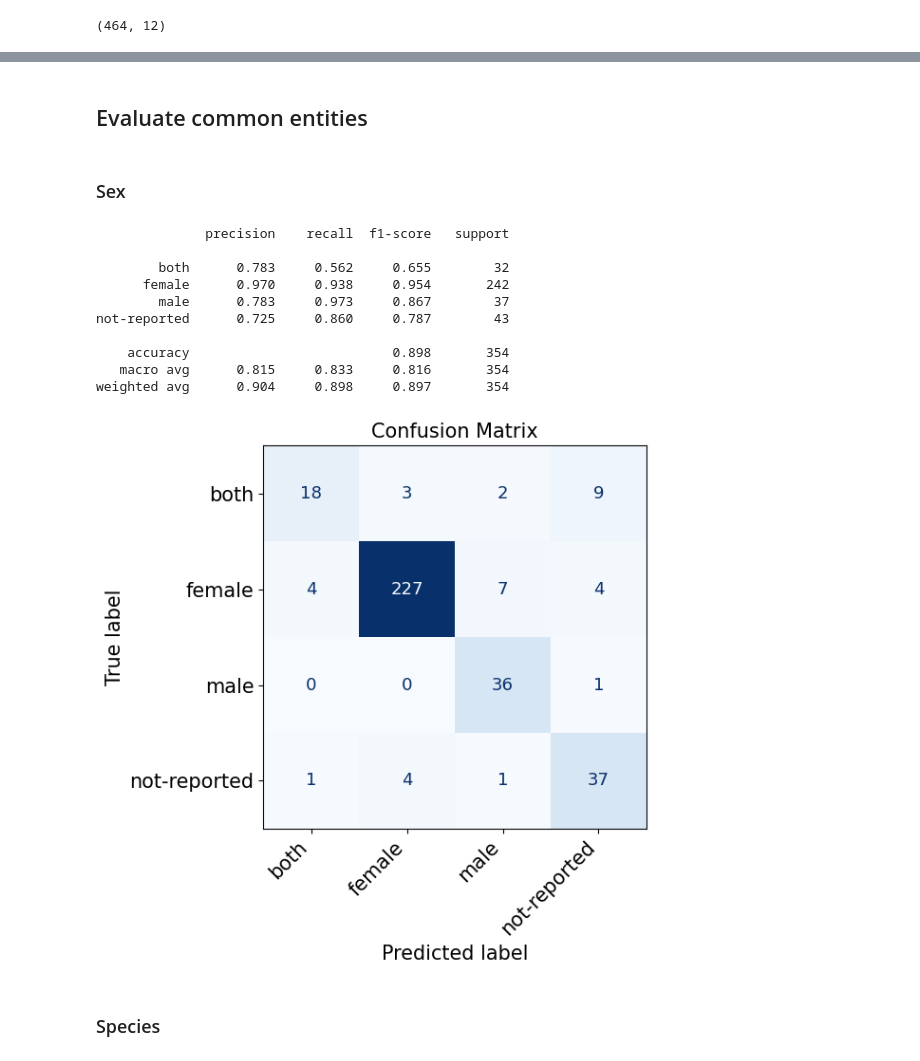
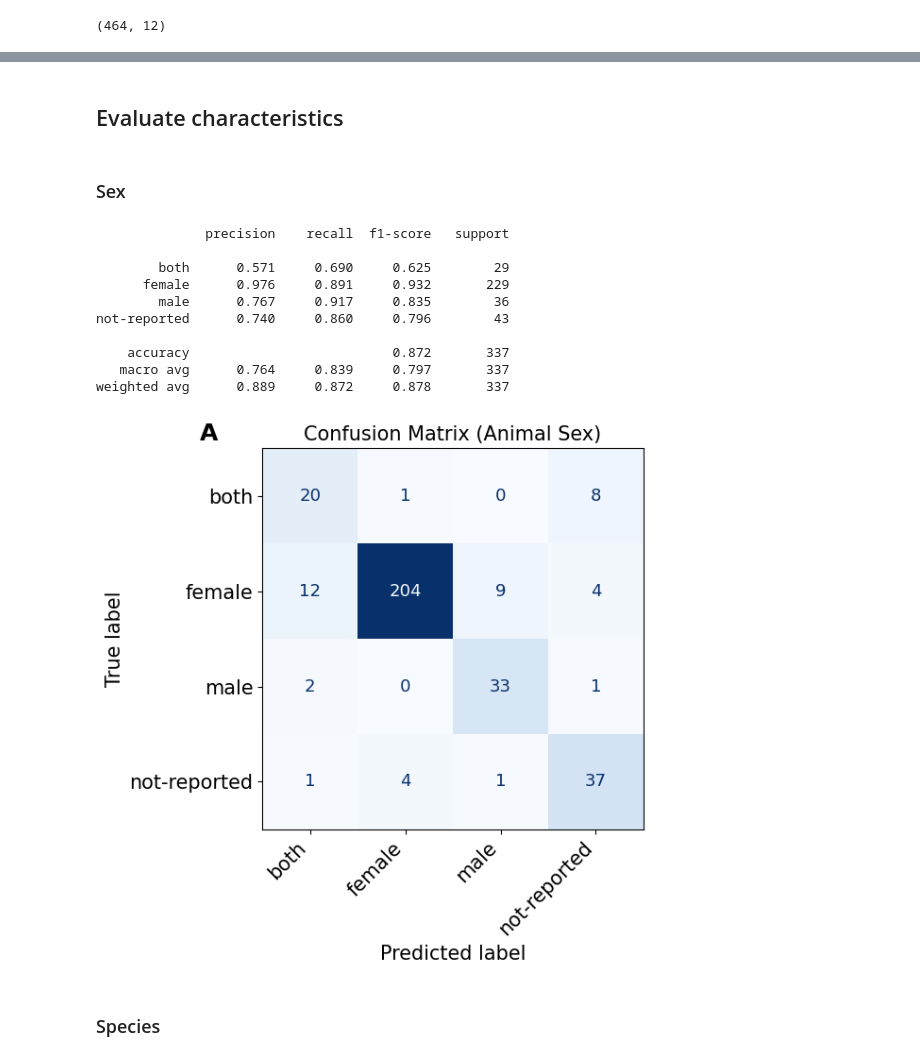
Before and after one commit to Ineichen-Group/Preclinical_DrugDisease_Translation_Pipeline, a Jupyter notebook: 05_syst_reviews_validation/Check_MS_Annotations.ipynb, the cells around one changed output, grey strips where cells are left out. Cells and saved outputs as stored; diff of their text form; code cells hidden in the pictures.

```diff
--- a/05_syst_reviews_validation/Check_MS_Annotations.ipynb
+++ b/05_syst_reviews_validation/Check_MS_Annotations.ipynb
@@ -49,6 +49,7 @@ def merge_tested_drugs(row):
 
 ms_hermes["Tested drug(s)"] = ms_hermes.apply(merge_tested_drugs, axis=1)
 ms_hermes = ms_hermes.drop(columns=["Tested drug 2", "Tested drug 3"])
+ms_hermes["DOI"] = ms_hermes["DOI"].str.strip().str.lower()
 
 ms_hermes.shape
 # %% [output]
@@ -72,6 +115,6 @@ ms_hermes
 # %%
 base_annotation_dir = "/shares/animalwelfare.crs.uzh/Preclinical_Pipeline/08_IE_full_text/model_predictions"
 
-df_path_current_dataset = f"{base_annotation_dir}/full_text_combined_all_annotations.csv"
-current_dataset = pd.read_csv(df_path_current_dataset)[['PMID','title','disease_term_mondo_norm','drug_term_umls_norm','animal_species','animal_sex','animal_age','animal_strain','animal_number']]
+df_path_current_dataset = f"{base_annotation_dir}/full_text_combined_all_annotations_metadata.csv"
+current_dataset = pd.read_csv(df_path_current_dataset)[['PMID','title','merged_mondo_label','merged_umls_label','animal_species','animal_sex','animal_strain','animal_number','rigor_randomization','rigor_blinding','rigor_welfare','sample_size']] #'animal_age',
 current_dataset['animal_sex'] = current_dataset['animal_sex'].apply(lambda x:x.replace("sex-",""))
@@ -80,4 +134,6 @@ current_dataset['animal_sex'] = current_dataset['animal_sex'].apply(lambda x:x.r
 # %%
+import pandas as pd
+
 def load_current_pmids():
     # All studies returned from the pubmed query
     all_original_pmids_file = "/shares/animalwelfare.crs.uzh/Preclinical_Pipeline/01_pubmed_query_neuro/pmids_with_data.txt"
@@ -85,14 +141,24 @@ def load_current_pmids():
         all_query_pmids = set(map(int, filter(str.isdigit, f.read().splitlines())))
 
     # Predicted animal studies
-    all_animal_studies = pd.read_csv("/shares/animalwelfare.crs.uzh/Preclinical_Pipeline/02_animal_study_classification/model_predictions/all_animal_studies_clean_complete.csv")
+    all_animal_studies = pd.read_csv(
+        "/shares/animalwelfare.crs.uzh/Preclinical_Pipeline/02_animal_study_classification/model_predictions/all_animal_studies_clean_complete.csv"
+    )
 
-    # Identified as drug/disiease matching
-    all_with_drug_disease = pd.read_csv("/shares/animalwelfare.crs.uzh/Preclinical_Pipeline/03_IE_ner/data/animal_studies_with_drug_disease/animal_studies_metadata_after_stype_filter_557138_PMIDs.csv")
+    # Drop duplicate PMIDs
+    all_animal_studies = all_animal_studies.drop_duplicates(subset="PMID")
+
+    # Identified as drug/disease matching
+    all_with_drug_disease = pd.read_csv(
+        "/shares/animalwelfare.crs.uzh/Preclinical_Pipeline/03_IE_ner/data/animal_studies_with_drug_disease/animal_studies_metadata_after_stype_filter_557138_PMIDs.csv"
+    )
+
+    # Drop duplicate PMIDs
+    all_with_drug_disease = all_with_drug_disease.drop_duplicates(subset="PMID")
 
     print(f"Original PMIDs: {len(all_query_pmids)}")
-    print(f"Animal studies PMIDs: {len(all_animal_studies)}")
-    print(f"Animal studies with DRUG and DISEASE PMIDs: {len(all_with_drug_disease)}")
+    print(f"Animal studies PMIDs (unique): {all_animal_studies['PMID'].nunique()}")
+    print(f"Animal studies with DRUG and DISEASE PMIDs (unique): {all_with_drug_disease['PMID'].nunique()}")
 
     return all_query_pmids, all_animal_studies, all_with_drug_disease
 # %%
@@ -228,7 +289,7 @@ ms_hermes_joined.head()
 # %%
 ms_hermes_joined = ms_hermes_joined.replace("not reported", "not-reported")
 # %% [markdown]
-## Evaluate common entities
+## Evaluate characteristics
 # %%
 def eval_categorical(
     df: pd.DataFrame,
@@ -323,24 +409,38 @@ df = ms_hermes_joined.copy()
 # %%
 res = eval_categorical(
     df,
     target_col="Sex",
     pred_col="animal_sex",
-    id_col="pmid"
+    id_col="PMID",
+    panel_label="A"
 )
 
-res["mismatches"].to_csv("./outputs/ms_hermes_annotations_validation/sex_mismatches.csv")
+res["mismatches"].to_csv("./outputs/ms_hermes_annotations_validation/sex_mismatches.csv", index=False)
+
+# Save all mismatches
+res["mismatches"].to_csv(
+    "./outputs/ms_hermes_annotations_validation/sex_mismatches.csv",
+    index=False
+)
+
+# Save random sample of 5 (if at least 5 exist)
+sample_n = min(5, len(res["mismatches"]))
+res["mismatches"].sample(n=sample_n, random_state=42).to_csv(
+    "./outputs/ms_hermes_annotations_validation/sex_mismatches_sample5.csv",
+    index=False
+)
 # %% [output]
               precision    recall  f1-score   support
 
-        both      0.783     0.562     0.655        32
-      female      0.970     0.938     0.954       242
-        male      0.783     0.973     0.867        37
-not-reported      0.725     0.860     0.787        43
+        both      0.571     0.690     0.625        29
+      female      0.976     0.891     0.932       229
+        male      0.767     0.917     0.835        36
+not-reported      0.740     0.860     0.796        43
 
-    accuracy                          0.898       354
-   macro avg      0.815     0.833     0.816       354
-weighted avg      0.904     0.898     0.897       354
+    accuracy                          0.872       337
+   macro avg      0.764     0.839     0.797       337
+weighted avg      0.889     0.872     0.878       337
-[figure, old version]
+[figure, new version]
 # %% [markdown]
 ### Species
 # %%
```
Also changed, not shown: parts of 39 cells of this notebook.
